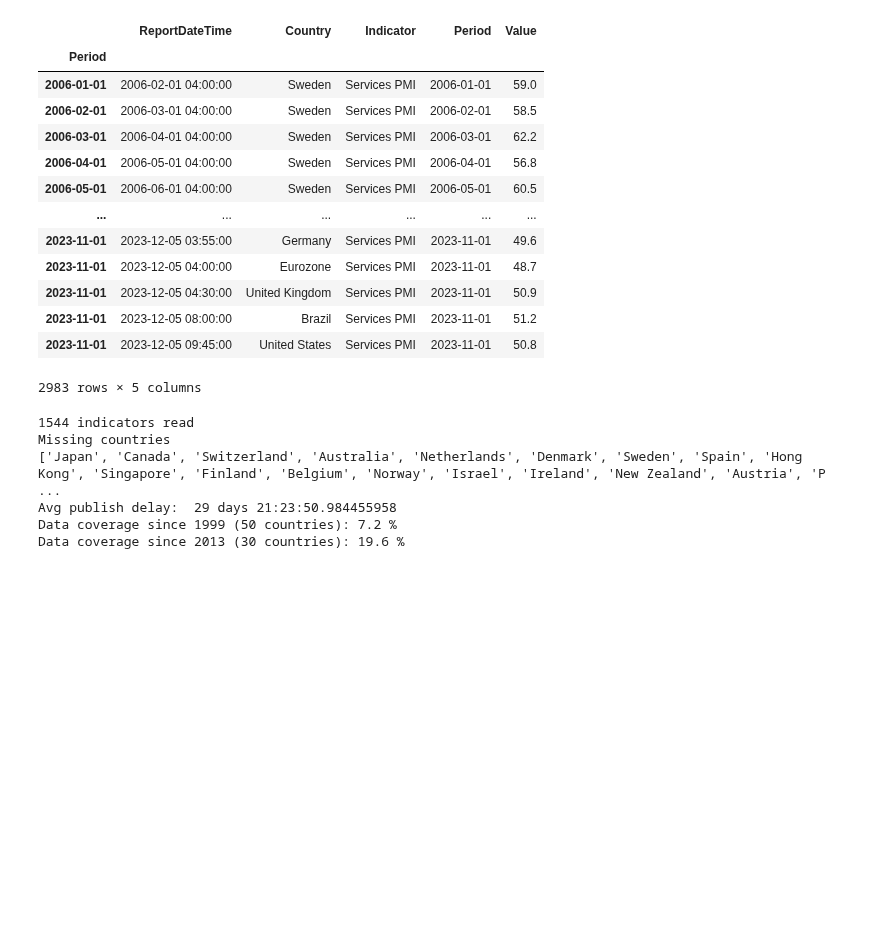
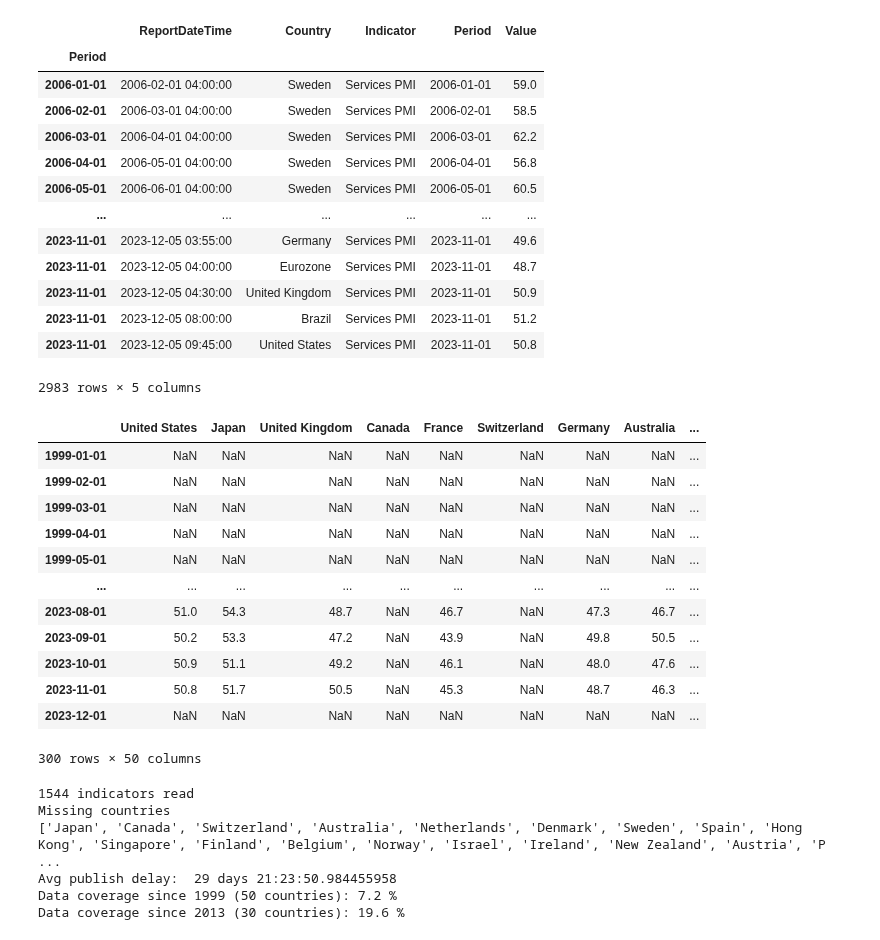
Before and after one commit to lharazin/TFM, a Jupyter notebook: Data/Investing_EconomicCalendar/calendar_preprocessing.ipynb, the cells around one changed output. Cells and saved outputs as stored; diff of their text form; code cells hidden in the pictures; blank space fills up the shorter version.

Commit message:
updated PMI indicators

```diff
--- a/Data/Investing_EconomicCalendar/calendar_preprocessing.ipynb
+++ b/Data/Investing_EconomicCalendar/calendar_preprocessing.ipynb
@@ -385,7 +386,8 @@ df
 | 2023-12-01 | NaN | NaN | NaN | NaN | NaN | NaN | NaN | NaN | ... |
 300 rows × 50 columns
 # %%
-preprocessor.process_pmi_indicator('Services PMI')
+services_pmi = preprocessor.process_pmi_indicator('Services PMI')
+services_pmi
 # %% [output]
 2983 indicators read
 Missing countries
@@ -407,6 +409,24 @@ Data coverage since 2013 (30 countries): 42.5 %
 | 2023-11-01 | 2023-12-05 08:00:00 | Brazil | Services PMI | 2023-11-01 | 51.2 |
 | 2023-11-01 | 2023-12-05 09:45:00 | United States | Services PMI | 2023-11-01 | 50.8 |
 2983 rows × 5 columns
+# %%
+df = preprocessor.transform_to_countries_df(services_pmi, freq='M')
+df.to_csv('services_pmi.csv')
+df
+# %% [output]
+|  | United States | Japan | United Kingdom | Canada | France | Switzerland | Germany | Australia | ... |
+| 1999-01-01 | NaN | NaN | NaN | NaN | NaN | NaN | NaN | NaN | ... |
+| 1999-02-01 | NaN | NaN | NaN | NaN | NaN | NaN | NaN | NaN | ... |
+| 1999-03-01 | NaN | NaN | NaN | NaN | NaN | NaN | NaN | NaN | ... |
+| 1999-04-01 | NaN | NaN | NaN | NaN | NaN | NaN | NaN | NaN | ... |
+| 1999-05-01 | NaN | NaN | NaN | NaN | NaN | NaN | NaN | NaN | ... |
+| ... | ... | ... | ... | ... | ... | ... | ... | ... | ... |
+| 2023-08-01 | 51.0 | 54.3 | 48.7 | NaN | 46.7 | NaN | 47.3 | 46.7 | ... |
+| 2023-09-01 | 50.2 | 53.3 | 47.2 | NaN | 43.9 | NaN | 49.8 | 50.5 | ... |
+| 2023-10-01 | 50.9 | 51.1 | 49.2 | NaN | 46.1 | NaN | 48.0 | 47.6 | ... |
+| 2023-11-01 | 50.8 | 51.7 | 50.5 | NaN | 45.3 | NaN | 48.7 | 46.3 | ... |
+| 2023-12-01 | NaN | NaN | NaN | NaN | NaN | NaN | NaN | NaN | ... |
+300 rows × 50 columns
 # %%
 preprocessor.process_pmi_indicator('Composite PMI')
 # %% [output]
```
Also changed, not shown: parts of 1 cell of this notebook, 5 other files.
